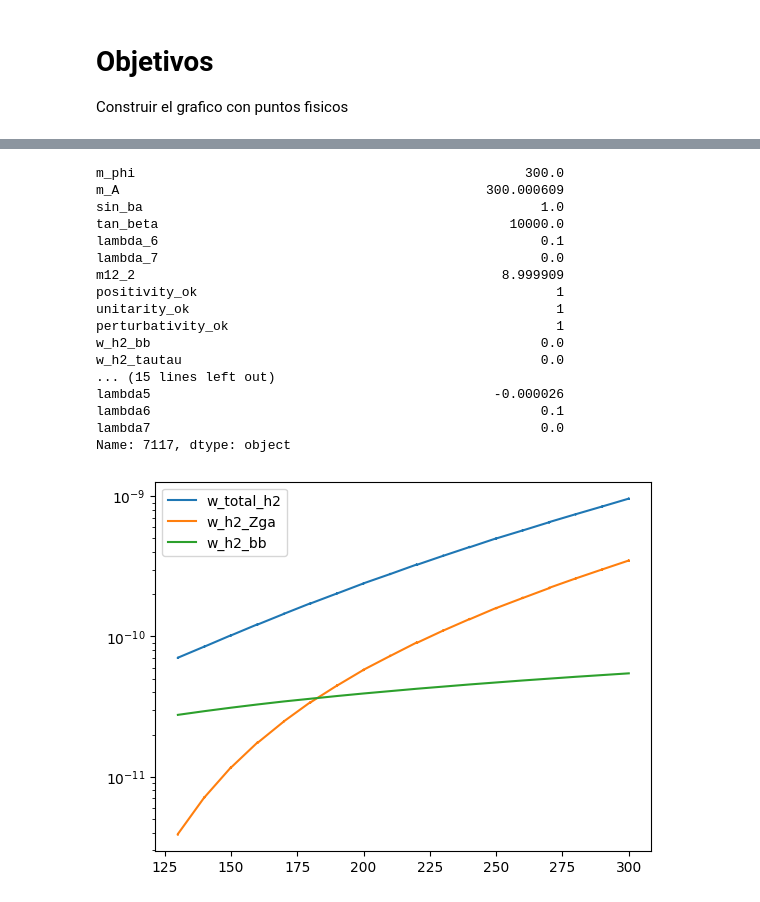
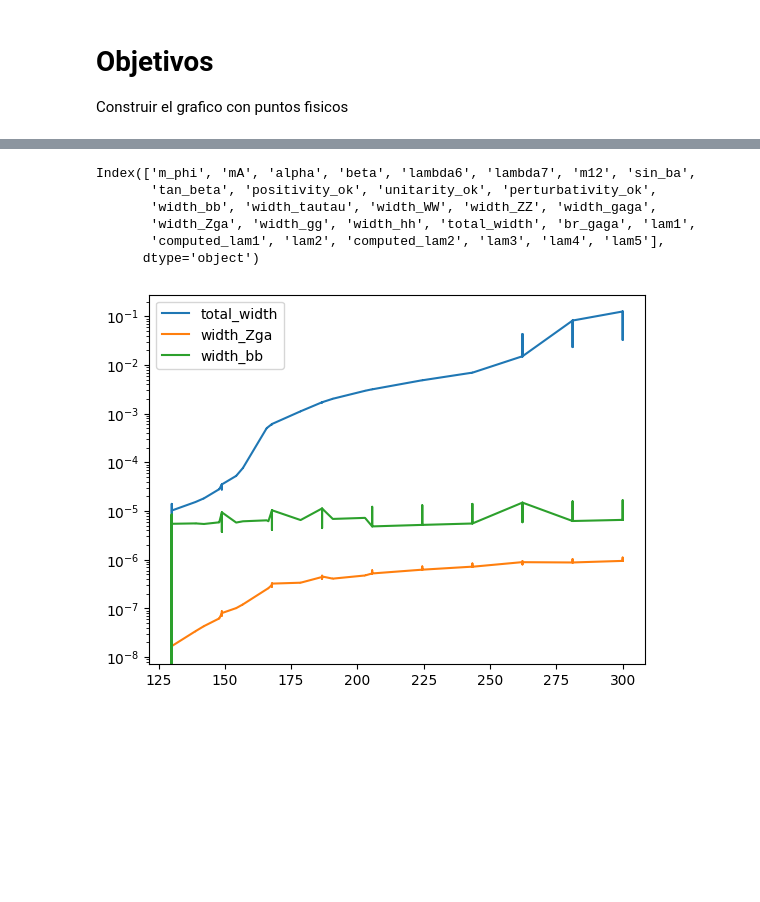
Before and after one commit to fbientrigo/dihiggs, a Jupyter notebook: mlpython/06_valid_points/06c_construcGraph.ipynb, the cells around one changed output, grey strips where cells are left out. Saved outputs shown, nothing was run; the diff lists cells and outputs as text; code cells hidden in the pictures; blank space fills up the shorter version.

```diff
--- a/mlpython/06_valid_points/06c_construcGraph.ipynb
+++ b/mlpython/06_valid_points/06c_construcGraph.ipynb
@@ -18,7 +18,7 @@ from lib import plot_branchings, physpoint, plot_branchings_and_lifetime
 # %%
 # --- Paso 1: Crear un DataFrame de ejemplo con puntos físicos ---
 # Columnas: m_phi, m12_2, positivity_ok, unitarity_ok, perturbativity_ok
-df_read = pd.read_csv('./output/filtered_data_0.csv')
+df_read = pd.read_csv('./output/filtered_data_1003.csv')
 
 # --- Paso 2: Filtrar solo los puntos físicos donde positivity_ok, unitarity_ok y perturbativity_ok == 1 ---
 df_physical = df_read[
@@ -89,41 +104,32 @@ RuntimeError: No se encontraron filas que cumplan con los parámetros fijos. Rev
 # %%
-# ==== extrae un valor de ejemplo =====
-fixed_mphi = 200
-mask_phi = df_physical['m_phi'].sub(fixed_mphi).abs() < 1
-df_curve.loc[mask_phi].iloc[0]
+# # # ==== extrae un valor de ejemplo =====
+# fixed_mphi = 200
+# mask_phi = df_physical['m_phi'].sub(fixed_mphi).abs() < 1
+# df_curve.loc[mask_phi].iloc[0]
-# %% [output]
-m_phi                                                  300.0
-m_A                                               300.000609
-sin_ba                                                   1.0
-tan_beta                                             10000.0
-lambda_6                                                 0.1
-lambda_7                                                 0.0
-m12_2                                               8.999909
-positivity_ok                                              1
-unitarity_ok                                               1
-perturbativity_ok                                          1
-w_h2_bb                                                  0.0
-w_h2_tautau                                              0.0
-... (15 lines left out)
-lambda5                                            -0.000026
-lambda6                                                  0.1
-lambda7                                                  0.0
-Name: 7117, dtype: object
 # %%
 # --- Paso 4: Ordenar por m_phi y extraer mphi / m12_2 ---
-df_curve = df_curve.sort_values(by='m_phi').reset_index(drop=True)
+df_curve = df_physical_curve.sort_values(by='m_phi').reset_index(drop=True)
 
 # Vector de valores de m_phi (ordenados ascendentemente)
 mphi_values = df_curve['m_phi'].to_numpy()
 
 # Vector de valores de m12_2 correspondientes a cada m_phi
 m12_values  = df_curve['m12_2'].to_numpy()
+# %%
+df_curve.columns
+# %% [output]
+Index(['m_phi', 'mA', 'alpha', 'beta', 'lambda6', 'lambda7', 'm12', 'sin_ba',
+       'tan_beta', 'positivity_ok', 'unitarity_ok', 'perturbativity_ok',
+       'width_bb', 'width_tautau', 'width_WW', 'width_ZZ', 'width_gaga',
+       'width_Zga', 'width_gg', 'width_hh', 'total_width', 'br_gaga', 'lam1',
+       'computed_lam1', 'lam2', 'computed_lam2', 'lam3', 'lam4', 'lam5'],
+      dtype='object')
 # %%
-plt.plot(df_curve["m_phi"],df_curve["w_total_h2"], label='w_total_h2')
-plt.plot(df_curve["m_phi"],df_curve["w_h2_Zga"], label='w_h2_Zga')
-plt.plot(df_curve["m_phi"],df_curve["w_h2_bb"], label='w_h2_bb')
+plt.plot(df_curve["m_phi"],df_curve["total_width"], label='total_width')
+plt.plot(df_curve["m_phi"],df_curve["width_Zga"], label='width_Zga')
+plt.plot(df_curve["m_phi"],df_curve["width_bb"], label='width_bb')
 plt.legend()
 plt.yscale('log')
 plt.show()
 # %% [output]
-[figure, old version]
+[figure, new version]
```
Also changed, not shown: parts of 17 cells of this notebook, 4 other files.
